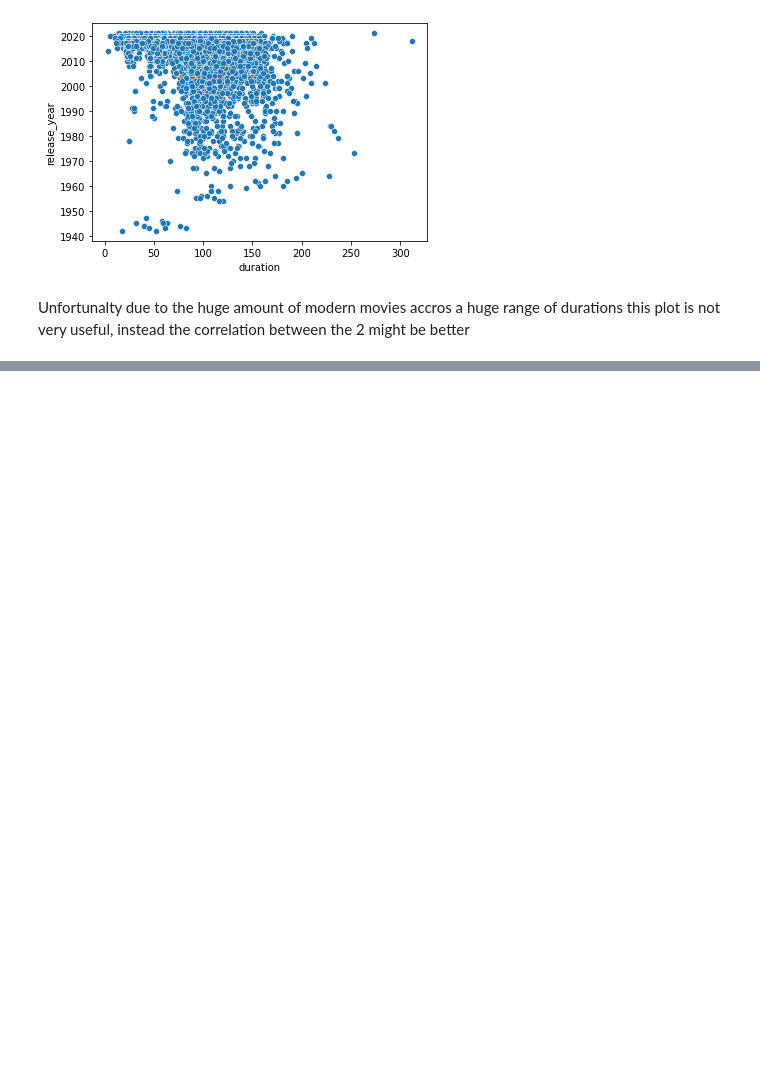
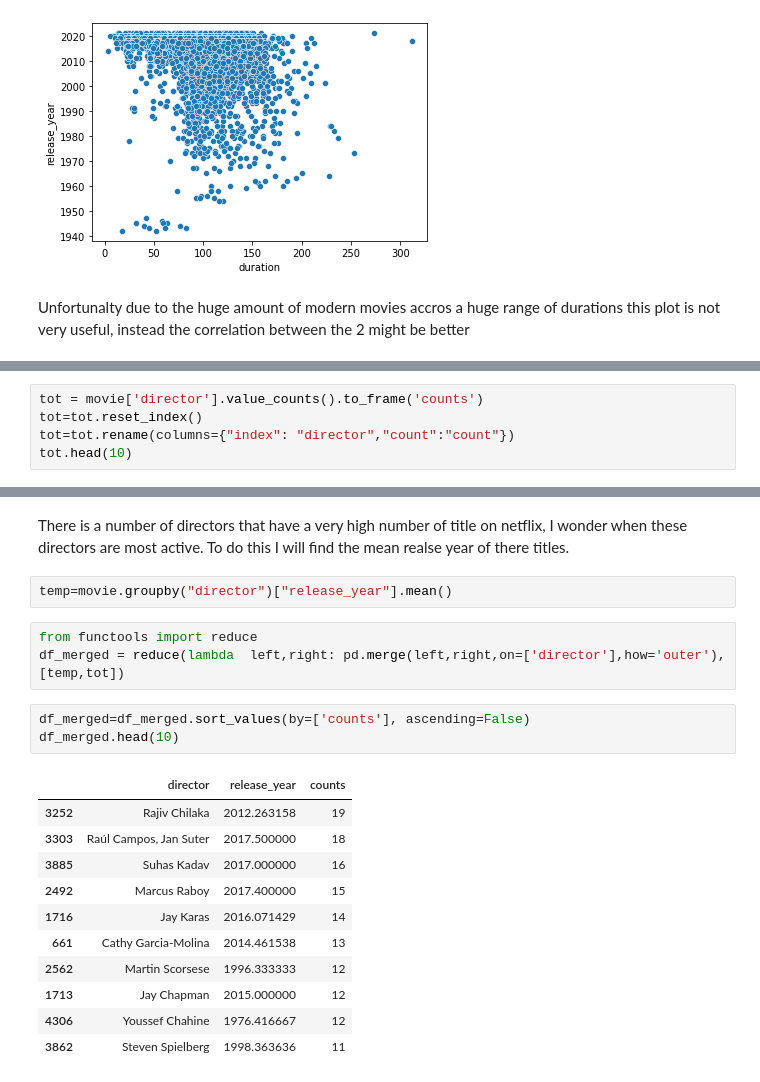
Before and after one commit to AndrewJGroves/DataSciencePortfolio, a Jupyter notebook: netflix-eda.ipynb, the cells around one changed output, grey strips where cells are left out. Saved outputs shown, nothing was run; the diff lists cells and outputs as text; blank space fills up the shorter version.

```diff
--- a/netflix-eda.ipynb
+++ b/netflix-eda.ipynb
@@ -265,0 +263,5 @@ This shows that there is some correlation but negative, this will be because the
+# %%
+tot = movie['director'].value_counts().to_frame('counts')
+tot=tot.reset_index()
+tot=tot.rename(columns={"index": "director","count":"count"})
+tot.head(10)
@@ -265,0 +280,22 @@ This shows that there is some correlation but negative, this will be because the
+# %% [markdown]
+There is a number of directors that have a very high number of title on netflix, I wonder when these directors are most active. To do this I will find the mean realse year of there titles.
+# %%
+temp=movie.groupby("director")["release_year"].mean()
+# %%
+from functools import reduce
+df_merged = reduce(lambda  left,right: pd.merge(left,right,on=['director'],how='outer'), [temp,tot])
+# %%
+df_merged=df_merged.sort_values(by=['counts'], ascending=False)
+df_merged.head(10)
+# %% [output]
+|  | director | release_year | counts |
+| 3252 | Rajiv Chilaka | 2012.263158 | 19 |
+| 3303 | Raúl Campos, Jan Suter | 2017.500000 | 18 |
+| 3885 | Suhas Kadav | 2017.000000 | 16 |
+| 2492 | Marcus Raboy | 2017.400000 | 15 |
+| 1716 | Jay Karas | 2016.071429 | 14 |
+| 661 | Cathy Garcia-Molina | 2014.461538 | 13 |
+| 2562 | Martin Scorsese | 1996.333333 | 12 |
+| 1713 | Jay Chapman | 2015.000000 | 12 |
+| 4306 | Youssef Chahine | 1976.416667 | 12 |
+| 3862 | Steven Spielberg | 1998.363636 | 11 |
```
Also changed, not shown: parts of 38 cells of this notebook.
